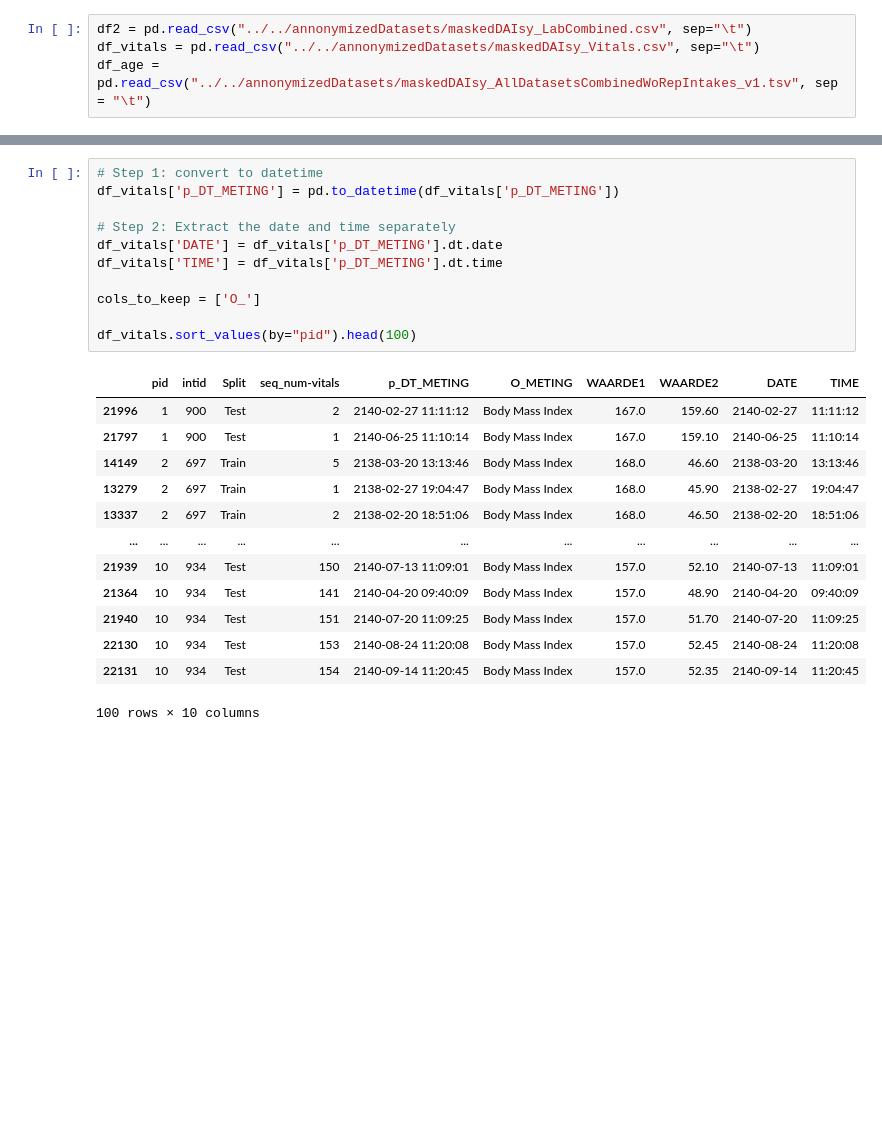
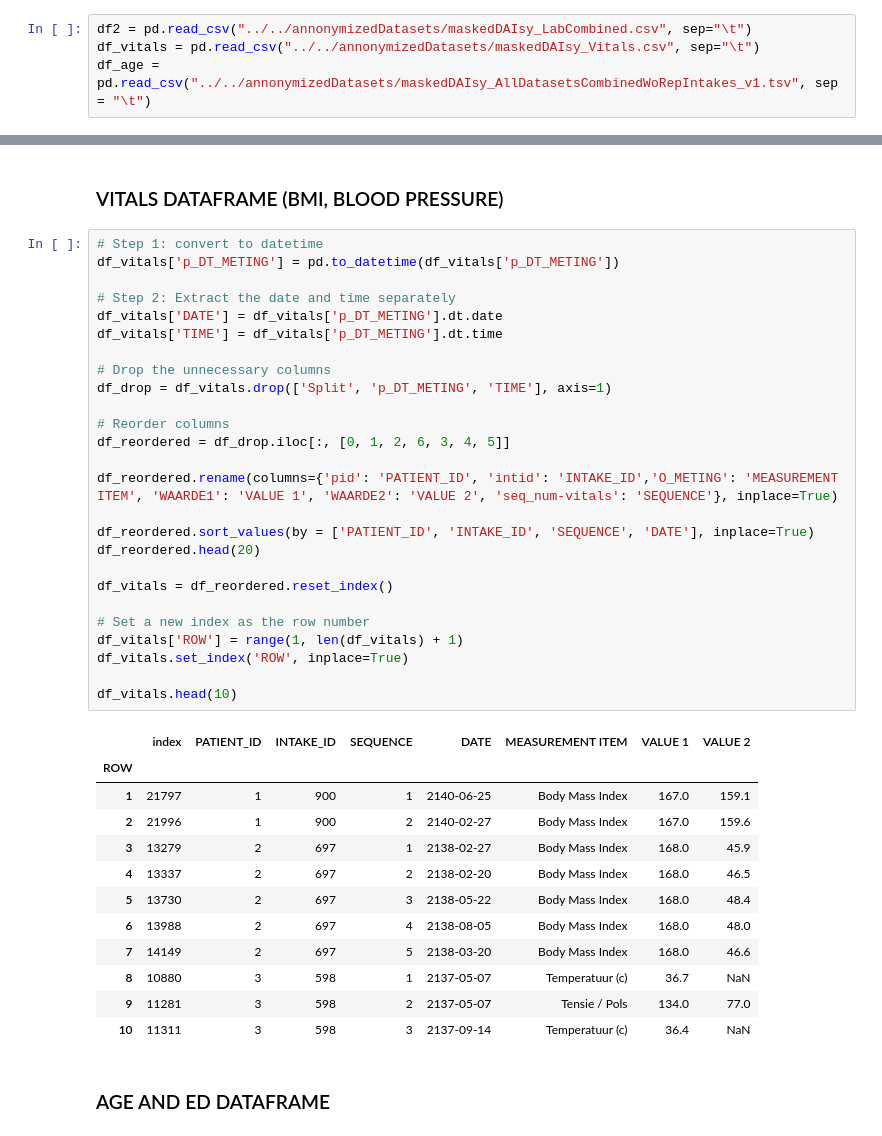
Before and after one commit to puckkwaspen/BEP_RFS, a Jupyter notebook: EDA.ipynb, the cells around one changed output, grey strips where cells are left out. Cells and saved outputs as stored; diff of their text form; blank space fills up the shorter version.

```diff
--- a/EDA.ipynb
+++ b/EDA.ipynb
@@ -138,26 +133,44 @@ df_pivot.head(100)
+# %% [markdown]
+### VITALS DATAFRAME (BMI, BLOOD PRESSURE)
 # %%
 # Step 1: convert to datetime
 df_vitals['p_DT_METING'] = pd.to_datetime(df_vitals['p_DT_METING'])
 
 # Step 2: Extract the date and time separately
 df_vitals['DATE'] = df_vitals['p_DT_METING'].dt.date
 df_vitals['TIME'] = df_vitals['p_DT_METING'].dt.time
 
-cols_to_keep = ['O_']
+# Drop the unnecessary columns
+df_drop = df_vitals.drop(['Split', 'p_DT_METING', 'TIME'], axis=1)
 
-df_vitals.sort_values(by="pid").head(100)
+# Reorder columns
+df_reordered = df_drop.iloc[:, [0, 1, 2, 6, 3, 4, 5]]
+
+df_reordered.rename(columns={'pid': 'PATIENT_ID', 'intid': 'INTAKE_ID','O_METING': 'MEASUREMENT ITEM', 'WAARDE1': 'VALUE 1', 'WAARDE2': 'VALUE 2', 'seq_num-vitals': 'SEQUENCE'}, inplace=True)
+
+df_reordered.sort_values(by = ['PATIENT_ID', 'INTAKE_ID', 'SEQUENCE', 'DATE'], inplace=True)
+df_reordered.head(20)
+
+df_vitals = df_reordered.reset_index()
+
+# Set a new index as the row number
+df_vitals['ROW'] = range(1, len(df_vitals) + 1)
+df_vitals.set_index('ROW', inplace=True)
+
+df_vitals.head(10)
 # %% [output]
-|  | pid | intid | Split | seq_num-vitals | p_DT_METING | O_METING | WAARDE1 | WAARDE2 | DATE | TIME |
-| 21996 | 1 | 900 | Test | 2 | 2140-02-27 11:11:12 | Body Mass Index | 167.0 | 159.60 | 2140-02-27 | 11:11:12 |
-| 21797 | 1 | 900 | Test | 1 | 2140-06-25 11:10:14 | Body Mass Index | 167.0 | 159.10 | 2140-06-25 | 11:10:14 |
-| 14149 | 2 | 697 | Train | 5 | 2138-03-20 13:13:46 | Body Mass Index | 168.0 | 46.60 | 2138-03-20 | 13:13:46 |
-| 13279 | 2 | 697 | Train | 1 | 2138-02-27 19:04:47 | Body Mass Index | 168.0 | 45.90 | 2138-02-27 | 19:04:47 |
-| 13337 | 2 | 697 | Train | 2 | 2138-02-20 18:51:06 | Body Mass Index | 168.0 | 46.50 | 2138-02-20 | 18:51:06 |
-| ... | ... | ... | ... | ... | ... | ... | ... | ... | ... | ... |
-| 21939 | 10 | 934 | Test | 150 | 2140-07-13 11:09:01 | Body Mass Index | 157.0 | 52.10 | 2140-07-13 | 11:09:01 |
-| 21364 | 10 | 934 | Test | 141 | 2140-04-20 09:40:09 | Body Mass Index | 157.0 | 48.90 | 2140-04-20 | 09:40:09 |
-| 21940 | 10 | 934 | Test | 151 | 2140-07-20 11:09:25 | Body Mass Index | 157.0 | 51.70 | 2140-07-20 | 11:09:25 |
-| 22130 | 10 | 934 | Test | 153 | 2140-08-24 11:20:08 | Body Mass Index | 157.0 | 52.45 | 2140-08-24 | 11:20:08 |
-| 22131 | 10 | 934 | Test | 154 | 2140-09-14 11:20:45 | Body Mass Index | 157.0 | 52.35 | 2140-09-14 | 11:20:45 |
+|  | index | PATIENT_ID | INTAKE_ID | SEQUENCE | DATE | MEASUREMENT ITEM | VALUE 1 | VALUE 2 |
+| ROW |  |  |  |  |  |  |  |  |
+| 1 | 21797 | 1 | 900 | 1 | 2140-06-25 | Body Mass Index | 167.0 | 159.1 |
+| 2 | 21996 | 1 | 900 | 2 | 2140-02-27 | Body Mass Index | 167.0 | 159.6 |
+| 3 | 13279 | 2 | 697 | 1 | 2138-02-27 | Body Mass Index | 168.0 | 45.9 |
+| 4 | 13337 | 2 | 697 | 2 | 2138-02-20 | Body Mass Index | 168.0 | 46.5 |
+| 5 | 13730 | 2 | 697 | 3 | 2138-05-22 | Body Mass Index | 168.0 | 48.4 |
+| 6 | 13988 | 2 | 697 | 4 | 2138-08-05 | Body Mass Index | 168.0 | 48.0 |
+| 7 | 14149 | 2 | 697 | 5 | 2138-03-20 | Body Mass Index | 168.0 | 46.6 |
+| 8 | 10880 | 3 | 598 | 1 | 2137-05-07 | Temperatuur (c) | 36.7 | NaN |
+| 9 | 11281 | 3 | 598 | 2 | 2137-05-07 | Tensie / Pols | 134.0 | 77.0 |
+| 10 | 11311 | 3 | 598 | 3 | 2137-09-14 | Temperatuur (c) | 36.4 | NaN |
-100 rows × 10 columns
+# %% [markdown]
+### AGE AND ED DATAFRAME
 # %%
```
Also changed, not shown: parts of 12 cells of this notebook.
